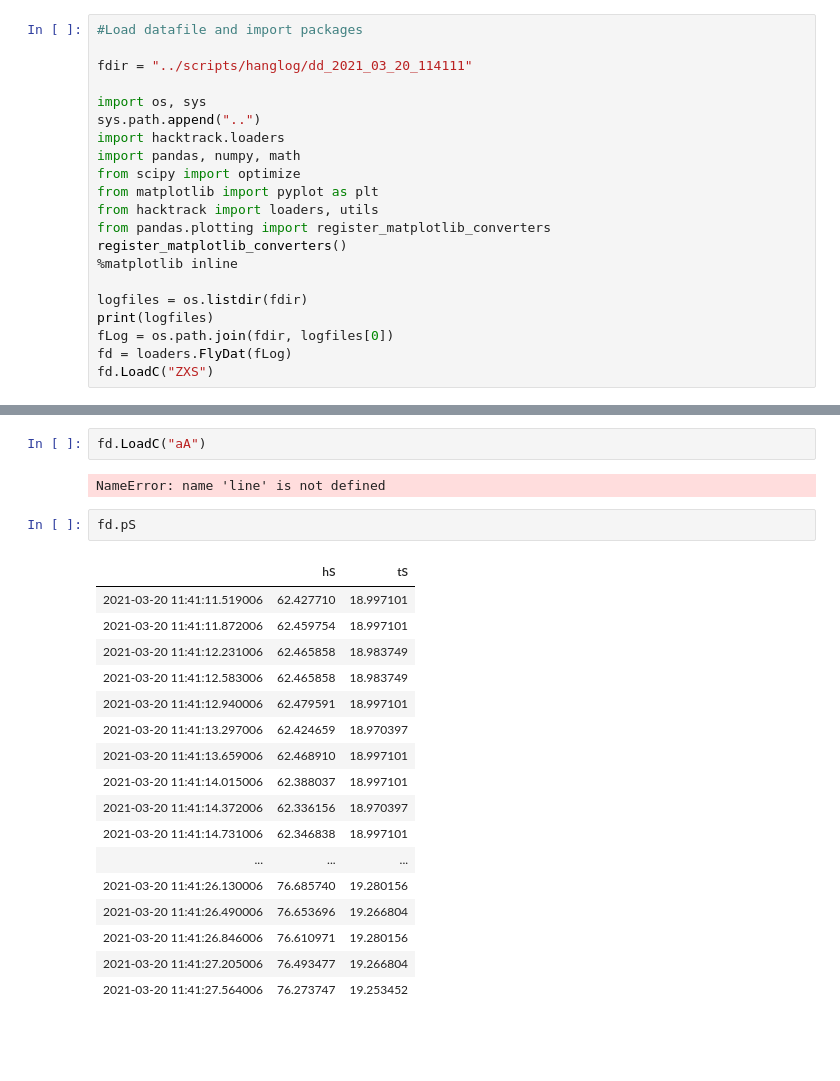
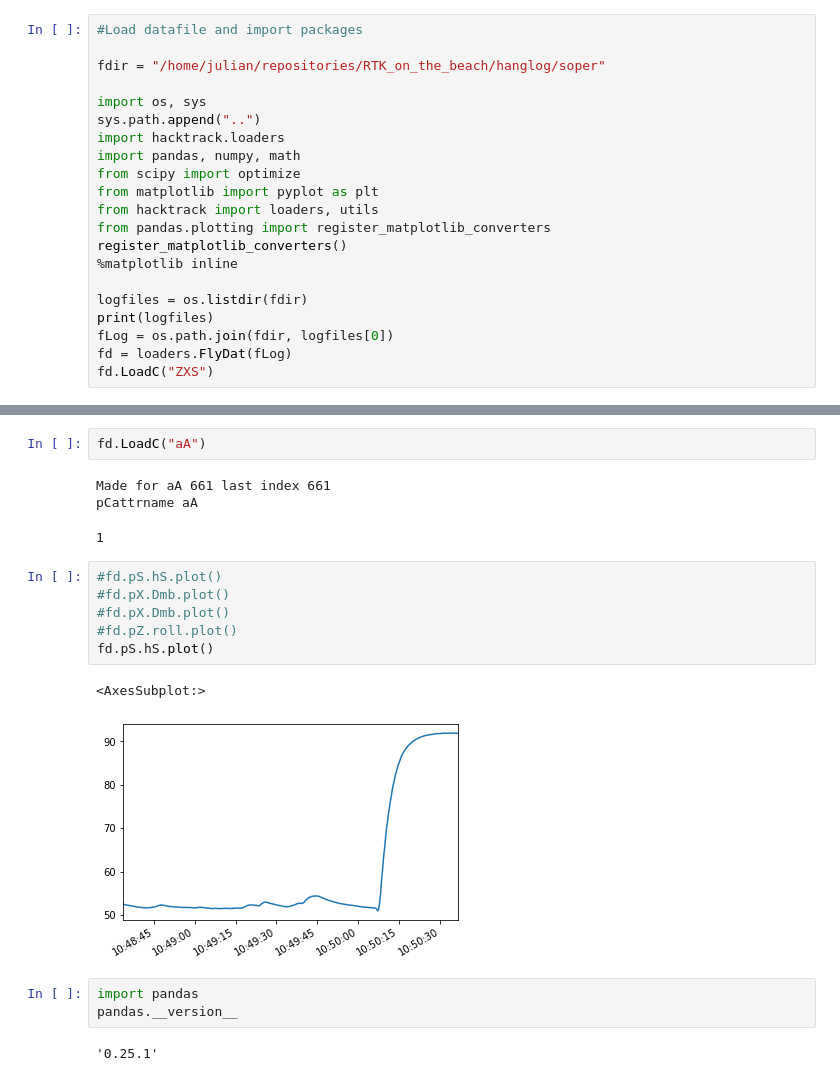
Before and after one commit to goatchurchprime/RTK_on_the_beach, a Jupyter notebook: notebooks/sopermoduledata.ipynb, the cells around one changed output, grey strips where cells are left out. Saved outputs shown, nothing was run; the diff lists cells and outputs as text; blank space fills up the shorter version.

```diff
--- a/notebooks/sopermoduledata.ipynb
+++ b/notebooks/sopermoduledata.ipynb
@@ -1,7 +1,7 @@
 # %%
 #Load datafile and import packages
 
-fdir = "../scripts/hanglog/dd_2021_03_20_114111"
+fdir = "/home/julian/repositories/RTK_on_the_beach/hanglog/soper"
 
 import os, sys
 sys.path.append("..")
@@ -43,24 +41,20 @@ pCattrname pS
 # %%
 fd.LoadC("aA")
 # %% [output]
-NameError: name 'line' is not defined
+Made for aA 661 last index 661
+pCattrname aA
+1
-# %%
-fd.pS
-# %% [output]
-|  | hS | tS |
-| 2021-03-20 11:41:11.519006 | 62.427710 | 18.997101 |
-| 2021-03-20 11:41:11.872006 | 62.459754 | 18.997101 |
-| 2021-03-20 11:41:12.231006 | 62.465858 | 18.983749 |
-| 2021-03-20 11:41:12.583006 | 62.465858 | 18.983749 |
-| 2021-03-20 11:41:12.940006 | 62.479591 | 18.997101 |
-| 2021-03-20 11:41:13.297006 | 62.424659 | 18.970397 |
-| 2021-03-20 11:41:13.659006 | 62.468910 | 18.997101 |
-| 2021-03-20 11:41:14.015006 | 62.388037 | 18.997101 |
-| 2021-03-20 11:41:14.372006 | 62.336156 | 18.970397 |
-| 2021-03-20 11:41:14.731006 | 62.346838 | 18.997101 |
-| ... | ... | ... |
-| 2021-03-20 11:41:26.130006 | 76.685740 | 19.280156 |
-| 2021-03-20 11:41:26.490006 | 76.653696 | 19.266804 |
-| 2021-03-20 11:41:26.846006 | 76.610971 | 19.280156 |
-| 2021-03-20 11:41:27.205006 | 76.493477 | 19.266804 |
-| 2021-03-20 11:41:27.564006 | 76.273747 | 19.253452 |
+# %%
+#fd.pS.hS.plot()
+#fd.pX.Dmb.plot()
+#fd.pX.Dmb.plot()
+#fd.pZ.roll.plot()
+fd.pS.hS.plot()
+# %% [output]
+<AxesSubplot:>
+[figure, added]
+# %%
+import pandas
+pandas.__version__
+# %% [output]
+'0.25.1'
```
Also changed, not shown: parts of 1 cell of this notebook, 2 other files.
